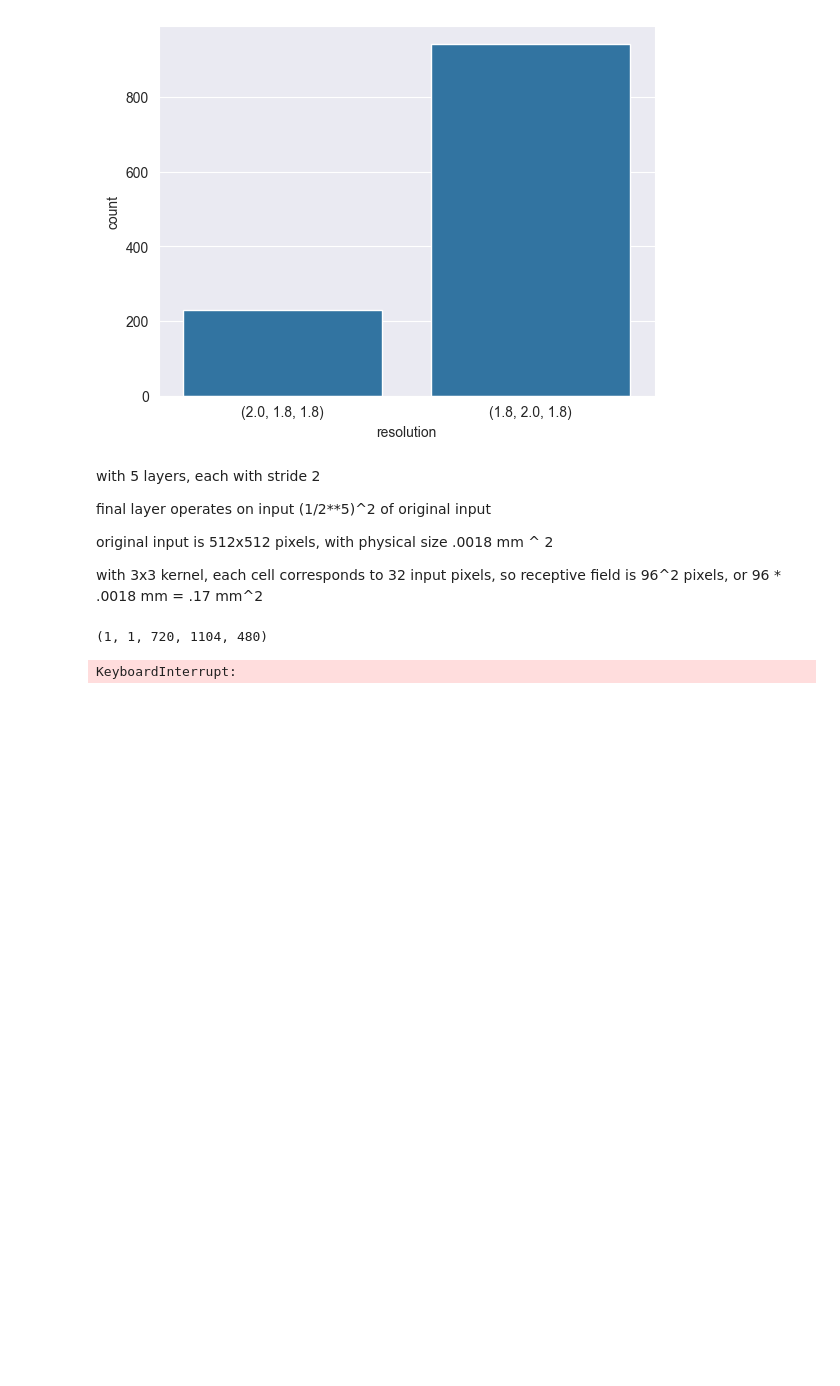
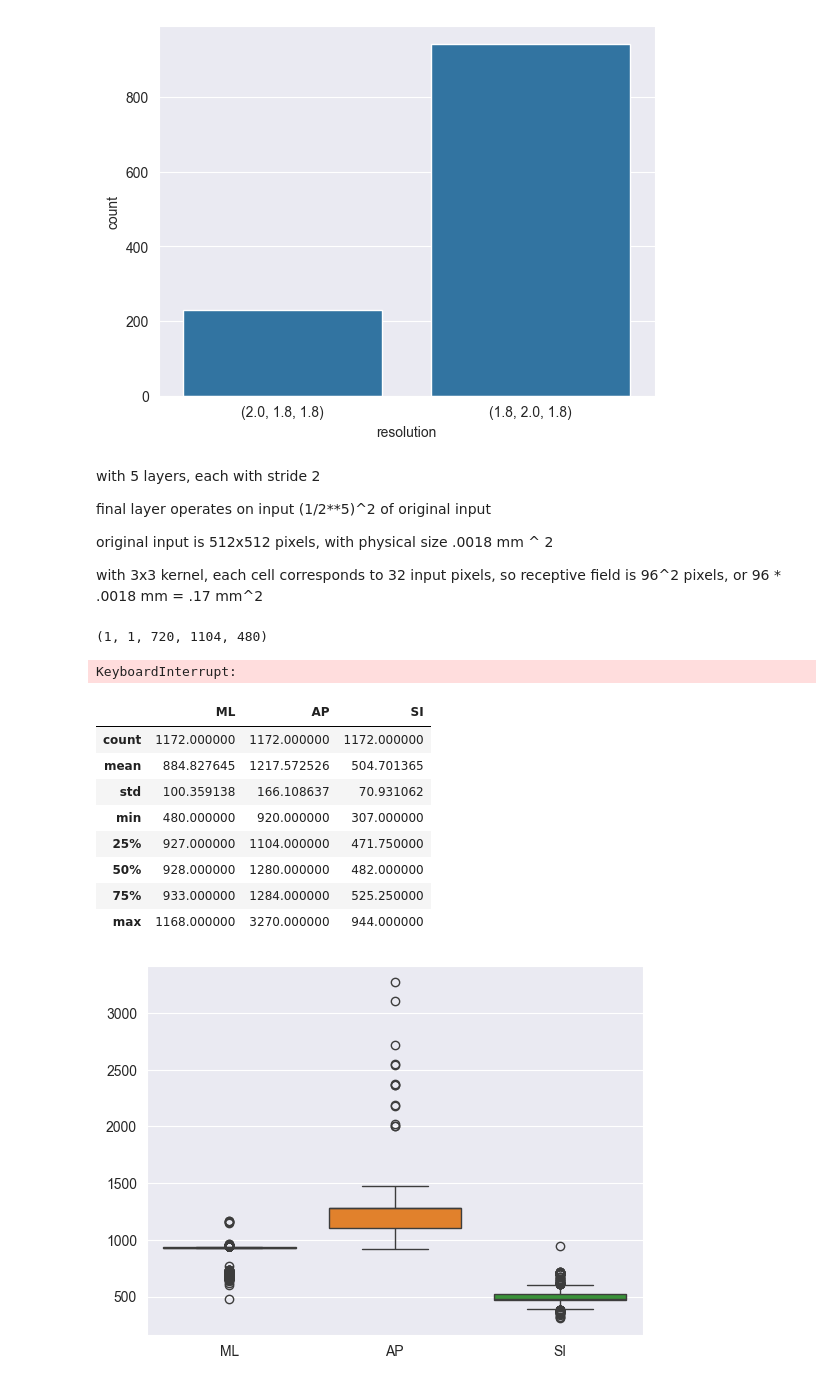
Before and after one commit to AllenInstitute/deep_ccf_registration, a Jupyter notebook: scripts/explore_scratch.ipynb, the cells around one changed output. Drawn from its saved outputs; the diff is of its cells as text; code cells hidden in the pictures; blank space fills up the shorter version.

```diff
--- a/scripts/explore_scratch.ipynb
+++ b/scripts/explore_scratch.ipynb
@@ -250,3 +251,35 @@ fig.savefig('/Users/adam.amster/Downloads/output.png')
 # %% [output]
 (1, 1, 720, 1104, 480)
 KeyboardInterrupt:
+# %%
+import seaborn as sns
+
+def volume_size_distr():
+    with open('/Users/adam.amster/smartspim-registration/subject_metadata.json') as f:
+        subject_meta = json.load(f)
+
+    sizes = []
+    for subject in subject_meta:
+        subject = SubjectMetadata(**subject)
+        ml_axis = [x for x in subject.axes if x.direction in (AcquisitionDirection.RIGHT_TO_LEFT, AcquisitionDirection.LEFT_TO_RIGHT)][0].dimension
+        ap_axis = [x for x in subject.axes if x.direction in (AcquisitionDirection.ANTERIOR_TO_POSTERIOR, AcquisitionDirection.POSTERIOR_TO_ANTERIOR)][0].dimension
+        si_axis = [x for x in subject.axes if x.direction in (AcquisitionDirection.SUPERIOR_TO_INFERIOR, AcquisitionDirection.INFERIOR_TO_SUPERIOR)][0].dimension
+
+        sizes.append({'ML': subject.registered_shape[ml_axis], 'AP': subject.registered_shape[ap_axis], 'SI': subject.registered_shape[si_axis]})
+    sizes = pd.DataFrame(sizes)
+    sizes.to_csv('~/smartspim-registration/sizes.csv', index=False)
+    display(sizes.describe())
+    sns.boxplot(sizes)
+    plt.show()
+volume_size_distr()
+# %% [output]
+|  | ML | AP | SI |
+| count | 1172.000000 | 1172.000000 | 1172.000000 |
+| mean | 884.827645 | 1217.572526 | 504.701365 |
+| std | 100.359138 | 166.108637 | 70.931062 |
+| min | 480.000000 | 920.000000 | 307.000000 |
+| 25% | 927.000000 | 1104.000000 | 471.750000 |
+| 50% | 928.000000 | 1280.000000 | 482.000000 |
+| 75% | 933.000000 | 1284.000000 | 525.250000 |
+| max | 1168.000000 | 3270.000000 | 944.000000 |
+[figure, added]
```
Also changed, not shown: parts of 1 cell of this notebook, 1 other file.
